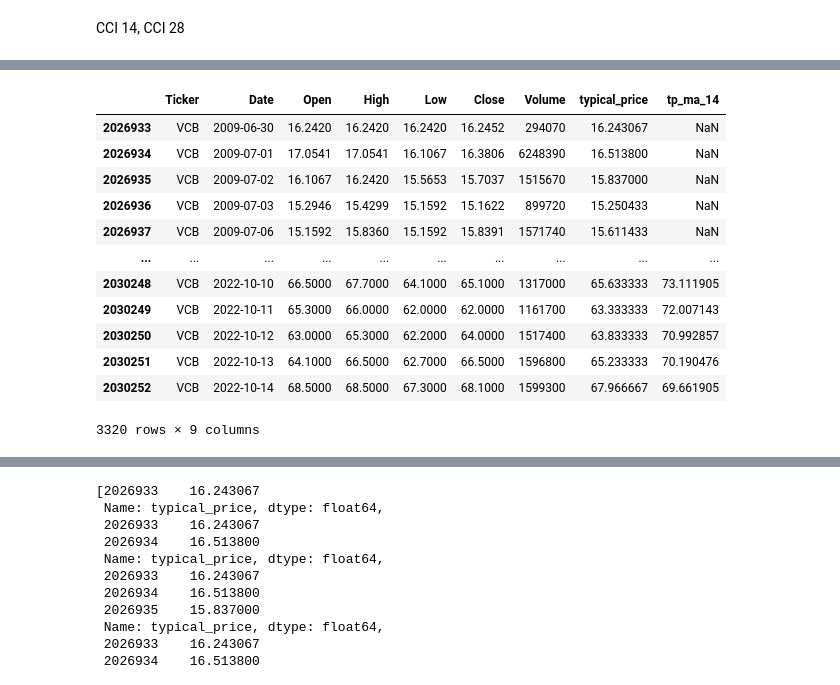
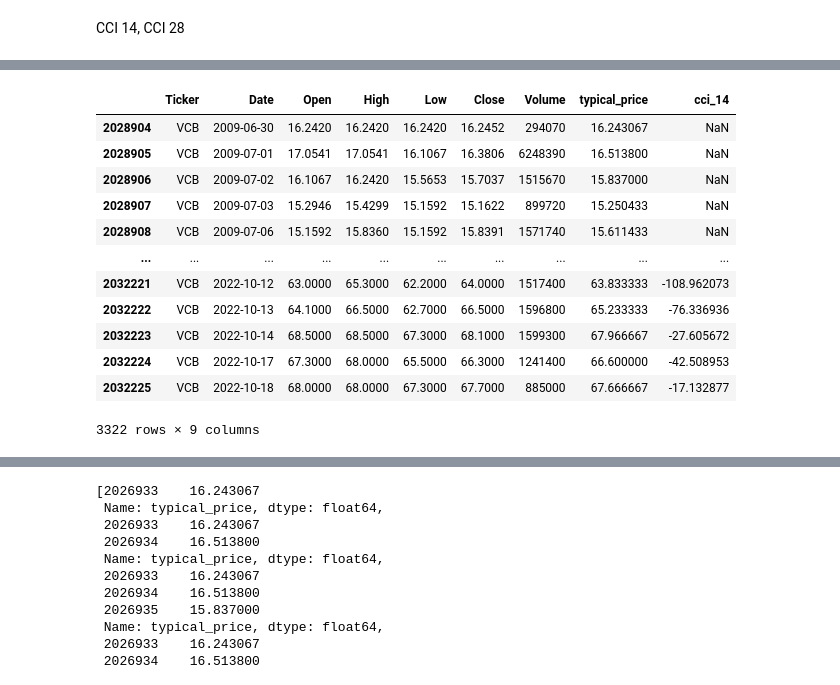
Before and after one commit to rainmeteror/vcreme-project, a Jupyter notebook: src/process_cci.ipynb, the cells around one changed output, grey strips where cells are left out. Cells and saved outputs as stored; diff of their text form; code cells hidden in the pictures.

```diff
--- a/src/process_cci.ipynb
+++ b/src/process_cci.ipynb
@@ -46,19 +46,18 @@ vcb
 # %%
 vcb['typical_price'] = np.mean(vcb[['High', 'Low', 'Close']], axis=1)
-vcb['tp_ma_14'] = vcb['typical_price'].rolling(14).mean()
-
+vcb['cci_14'] = (vcb['typical_price'] - vcb['typical_price'].rolling(14).mean())/(0.015*vcb['typical_price'].rolling(14).std())
 vcb
 # %% [output]
-|  | Ticker | Date | Open | High | Low | Close | Volume | typical_price | tp_ma_14 |
-| 2026933 | VCB | 2009-06-30 | 16.2420 | 16.2420 | 16.2420 | 16.2452 | 294070 | 16.243067 | NaN |
-| 2026934 | VCB | 2009-07-01 | 17.0541 | 17.0541 | 16.1067 | 16.3806 | 6248390 | 16.513800 | NaN |
-| 2026935 | VCB | 2009-07-02 | 16.1067 | 16.2420 | 15.5653 | 15.7037 | 1515670 | 15.837000 | NaN |
-| 2026936 | VCB | 2009-07-03 | 15.2946 | 15.4299 | 15.1592 | 15.1622 | 899720 | 15.250433 | NaN |
-| 2026937 | VCB | 2009-07-06 | 15.1592 | 15.8360 | 15.1592 | 15.8391 | 1571740 | 15.611433 | NaN |
+|  | Ticker | Date | Open | High | Low | Close | Volume | typical_price | cci_14 |
+| 2028904 | VCB | 2009-06-30 | 16.2420 | 16.2420 | 16.2420 | 16.2452 | 294070 | 16.243067 | NaN |
+| 2028905 | VCB | 2009-07-01 | 17.0541 | 17.0541 | 16.1067 | 16.3806 | 6248390 | 16.513800 | NaN |
+| 2028906 | VCB | 2009-07-02 | 16.1067 | 16.2420 | 15.5653 | 15.7037 | 1515670 | 15.837000 | NaN |
+| 2028907 | VCB | 2009-07-03 | 15.2946 | 15.4299 | 15.1592 | 15.1622 | 899720 | 15.250433 | NaN |
+| 2028908 | VCB | 2009-07-06 | 15.1592 | 15.8360 | 15.1592 | 15.8391 | 1571740 | 15.611433 | NaN |
 | ... | ... | ... | ... | ... | ... | ... | ... | ... | ... |
-| 2030248 | VCB | 2022-10-10 | 66.5000 | 67.7000 | 64.1000 | 65.1000 | 1317000 | 65.633333 | 73.111905 |
-| 2030249 | VCB | 2022-10-11 | 65.3000 | 66.0000 | 62.0000 | 62.0000 | 1161700 | 63.333333 | 72.007143 |
-| 2030250 | VCB | 2022-10-12 | 63.0000 | 65.3000 | 62.2000 | 64.0000 | 1517400 | 63.833333 | 70.992857 |
-| 2030251 | VCB | 2022-10-13 | 64.1000 | 66.5000 | 62.7000 | 66.5000 | 1596800 | 65.233333 | 70.190476 |
-| 2030252 | VCB | 2022-10-14 | 68.5000 | 68.5000 | 67.3000 | 68.1000 | 1599300 | 67.966667 | 69.661905 |
+| 2032221 | VCB | 2022-10-12 | 63.0000 | 65.3000 | 62.2000 | 64.0000 | 1517400 | 63.833333 | -108.962073 |
+| 2032222 | VCB | 2022-10-13 | 64.1000 | 66.5000 | 62.7000 | 66.5000 | 1596800 | 65.233333 | -76.336936 |
+| 2032223 | VCB | 2022-10-14 | 68.5000 | 68.5000 | 67.3000 | 68.1000 | 1599300 | 67.966667 | -27.605672 |
+| 2032224 | VCB | 2022-10-17 | 67.3000 | 68.0000 | 65.5000 | 66.3000 | 1241400 | 66.600000 | -42.508953 |
+| 2032225 | VCB | 2022-10-18 | 68.0000 | 68.0000 | 67.3000 | 67.7000 | 885000 | 67.666667 | -17.132877 |
-3320 rows × 9 columns
+3322 rows × 9 columns
```
Also changed, not shown: parts of 3 cells of this notebook, 2 other files.
